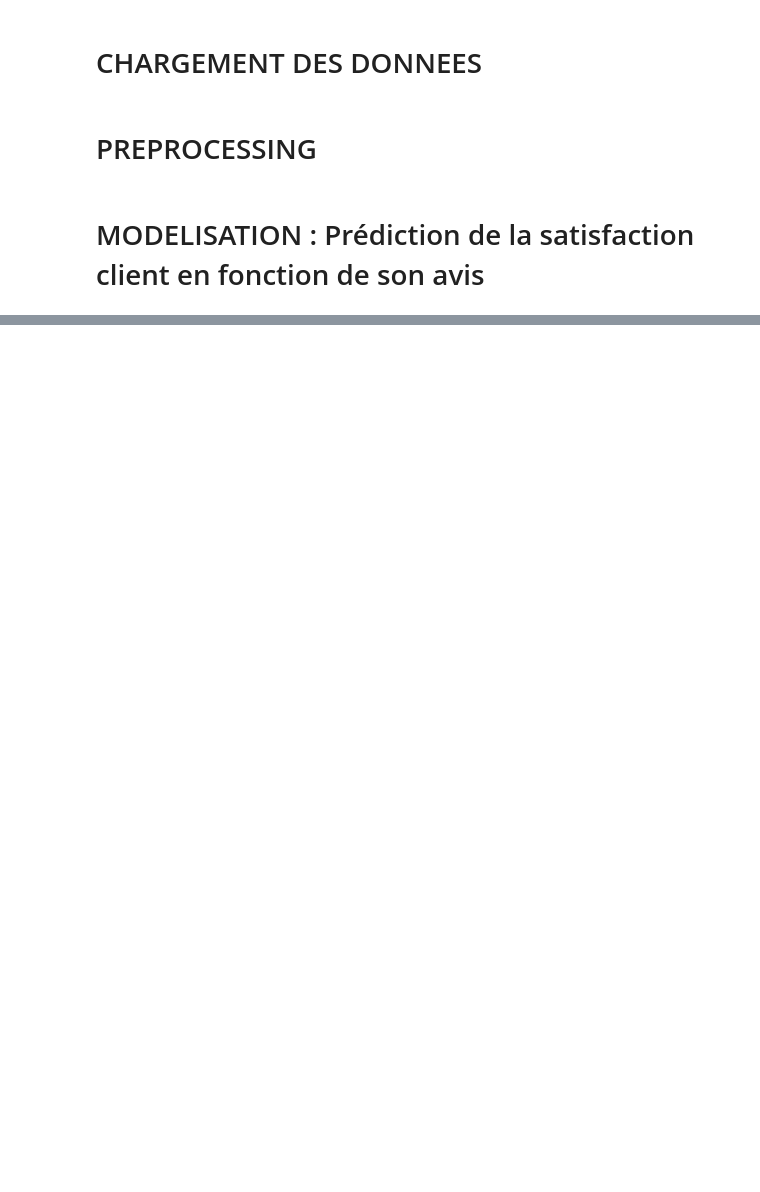
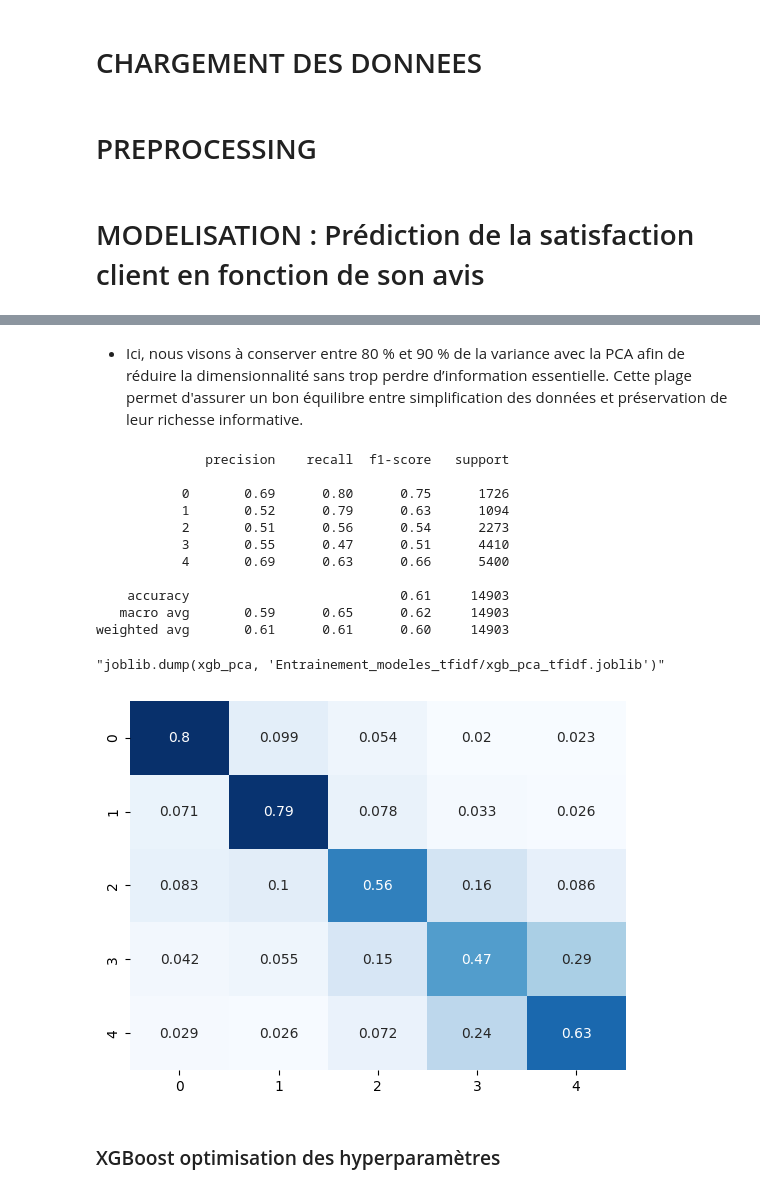
Before and after one commit to KylianSts/UGC_project, a Jupyter notebook: Prediction_satisfaction_avis.ipynb, the cells around one changed output, grey strips where cells are left out. Drawn from its saved outputs; the diff is of its cells as text; code cells hidden in the pictures; blank space fills up the shorter version.

```diff
--- a/Prediction_satisfaction_avis.ipynb
+++ b/Prediction_satisfaction_avis.ipynb
@@ -55,0 +211,33 @@ reviews = preprocess_reviews(df_clean['review'])
+# %% [markdown]
+* Ici, nous visons à conserver entre 80 % et 90 % de la variance avec la PCA afin de réduire la dimensionnalité sans trop perdre d’information essentielle. Cette plage permet d'assurer un bon équilibre entre simplification des données et préservation de leur richesse informative.
+# %%
+# Entraînement du modèle après la réduction de dimension
+"""xgb_pca = XGBClassifier()
+xgb_pca.fit(X_train_pca, y_train_resampled)"""
+
+xgb_pca = joblib.load('Entrainement_modeles_tfidf/xgb_pca_tfidf.joblib')
+
+# Affichage des scores
+y_pred = xgb_pca.predict(X_test_pca)
+print(classification_report(y_test, y_pred))
+
+# Matrice de confusion
+sns.heatmap(confusion_matrix(y_test, y_pred, normalize='true'), cmap='Blues', annot=True, cbar=False)
+
+"""joblib.dump(xgb_pca, 'Entrainement_modeles_tfidf/xgb_pca_tfidf.joblib')"""
+# %% [output]
+              precision    recall  f1-score   support
+
+           0       0.69      0.80      0.75      1726
+           1       0.52      0.79      0.63      1094
+           2       0.51      0.56      0.54      2273
+           3       0.55      0.47      0.51      4410
+           4       0.69      0.63      0.66      5400
+
+    accuracy                           0.61     14903
+   macro avg       0.59      0.65      0.62     14903
+weighted avg       0.61      0.61      0.60     14903
+"joblib.dump(xgb_pca, 'Entrainement_modeles_tfidf/xgb_pca_tfidf.joblib')"
+[figure, added]
+# %% [markdown]
+### XGBoost optimisation des hyperparamètres
```
Also changed, not shown: parts of 23 cells of this notebook.
